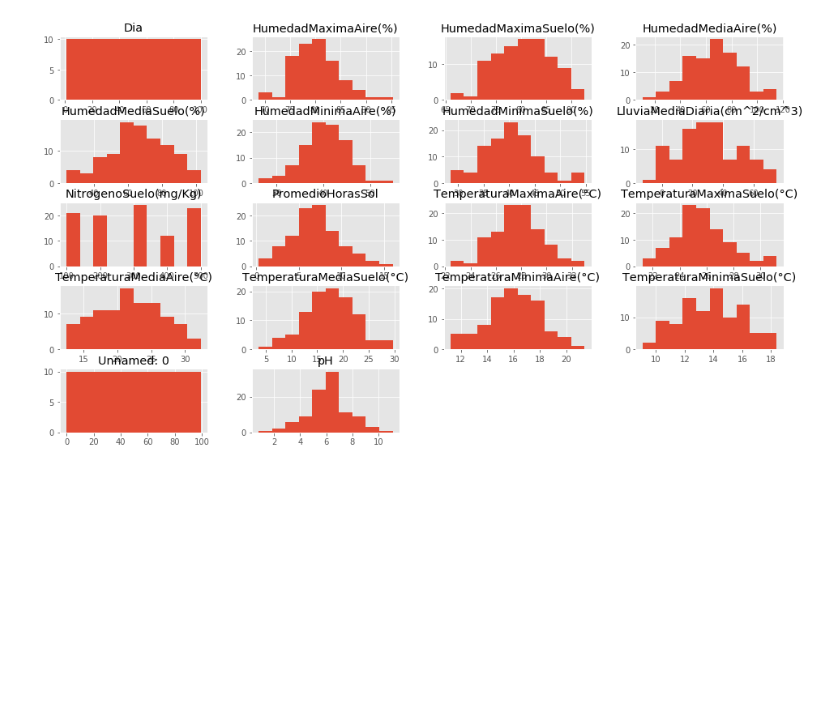
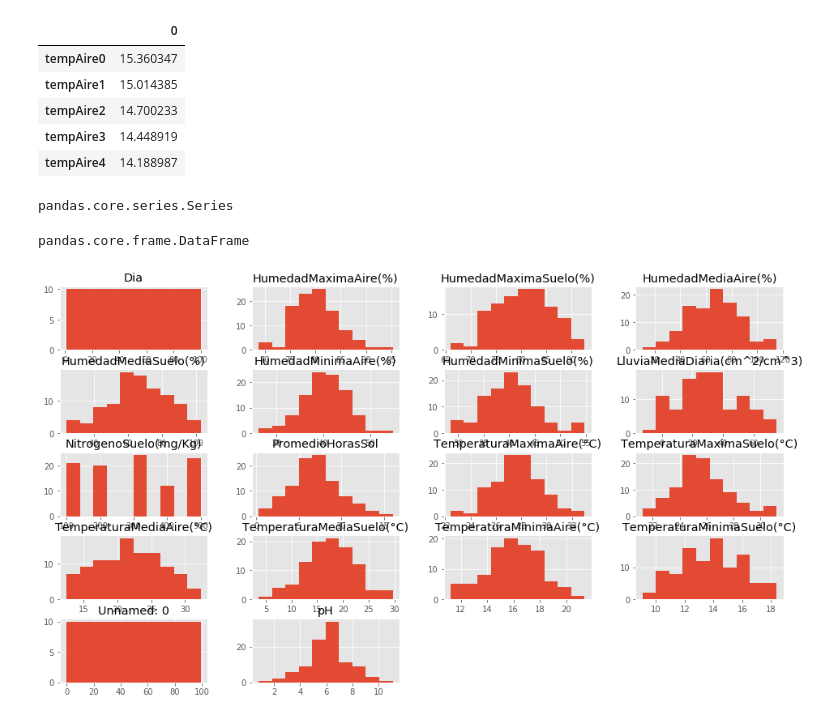
Before and after one commit to leoc8697/RS_prototipe, a Jupyter notebook: HolaMundoRS.ipynb, the cells around one changed output. Cells and saved outputs as stored; diff of their text form; code cells hidden in the pictures; blank space fills up the shorter version.

```diff
--- a/HolaMundoRS.ipynb
+++ b/HolaMundoRS.ipynb
@@ -47,3 +56,29 @@ dataframe.describe()
+# %%
+tempAire = dataframe[['tempAire0','tempAire1','tempAire2','tempAire3','tempAire4','tempAire5','tempAire6','tempAire7','tempAire8','tempAire9','tempAire10','tempAire11','tempAire12','tempAire13','tempAire14','tempAire15','tempAire16','tempAire17','tempAire18','tempAire19','tempAire20','tempAire21','tempAire22','tempAire23']]
+humAire = dataframe[['humAire0','humAire1','humAire2','humAire3','humAire4','humAire5','humAire6','humAire7','humAire8','humAire9','humAire10','humAire11','humAire12','humAire13','humAire14','humAire15','humAire16','humAire17','humAire18','humAire19','humAire20','humAire21','humAire22','humAire23']]
+tempMaxAire = dataframe[['tempMaxAire0','tempMaxAire1','tempMaxAire2','tempMaxAire3','tempMaxAire4','tempMaxAire5','tempMaxAire6','tempMaxAire7','tempMaxAire8','tempMaxAire9','tempMaxAire10','tempMaxAire11','tempMaxAire12','tempMaxAire13','tempMaxAire14','tempMaxAire15','tempMaxAire16','tempMaxAire17','tempMaxAire18','tempMaxAire19','tempMaxAire20','tempMaxAire21','tempMaxAire22','tempMaxAire23']]
+tempMinAire = dataframe[['tempMinAire0','tempMinAire1','tempMinAire2','tempMinAire3','tempMinAire4','tempMinAire5','tempMinAire6','tempMinAire7','tempMinAire8','tempMinAire9','tempMinAire10','tempMinAire11','tempMinAire12','tempMinAire13','tempMinAire14','tempMinAire15','tempMinAire16','tempMinAire17','tempMinAire18','tempMinAire19','tempMinAire20','tempMinAire21','tempMinAire22','tempMinAire23']]
+humMaxAire = dataframe[['humMaxAire0','humMaxAire1','humMaxAire2','humMaxAire3','humMaxAire4','humMaxAire5','humMaxAire6','humMaxAire7','humMaxAire8','humMaxAire9','humMaxAire10','humMaxAire11','humMaxAire12','humMaxAire13','humMaxAire14','humMaxAire15','humMaxAire16','humMaxAire17','humMaxAire18','humMaxAire19','humMaxAire20','humMaxAire21','humMaxAire22','humMaxAire23']]
+humMinAire = dataframe[['humMinAire0','humMinAire1','humMinAire2','humMinAire3','humMinAire4','humMinAire5','humMinAire6','humMinAire7','humMinAire8','humMinAire9','humMinAire10','humMinAire11','humMinAire12','humMinAire13','humMinAire14','humMinAire15','humMinAire17','humMinAire18','humMinAire19','humMinAire20','humMinAire21','humMinAire22','humMinAire23']]
+# %%
+tempAire=tempAire.mean(axis=0)
+tempAire=tempAire.to_frame()
+tempAire.head()
+# %% [output]
+|  | 0 |
+| tempAire0 | 15.360347 |
+| tempAire1 | 15.014385 |
+| tempAire2 | 14.700233 |
+| tempAire3 | 14.448919 |
+| tempAire4 | 14.188987 |
+# %%
+type(tempAire)
+# %% [output]
+pandas.core.series.Series
+# %%
+type(dataframe)
+# %% [output]
+pandas.core.frame.DataFrame
 # %%
 dataframe.hist()
 plt.show()
```
Also changed, not shown: parts of 3 cells of this notebook, 1 other file.
